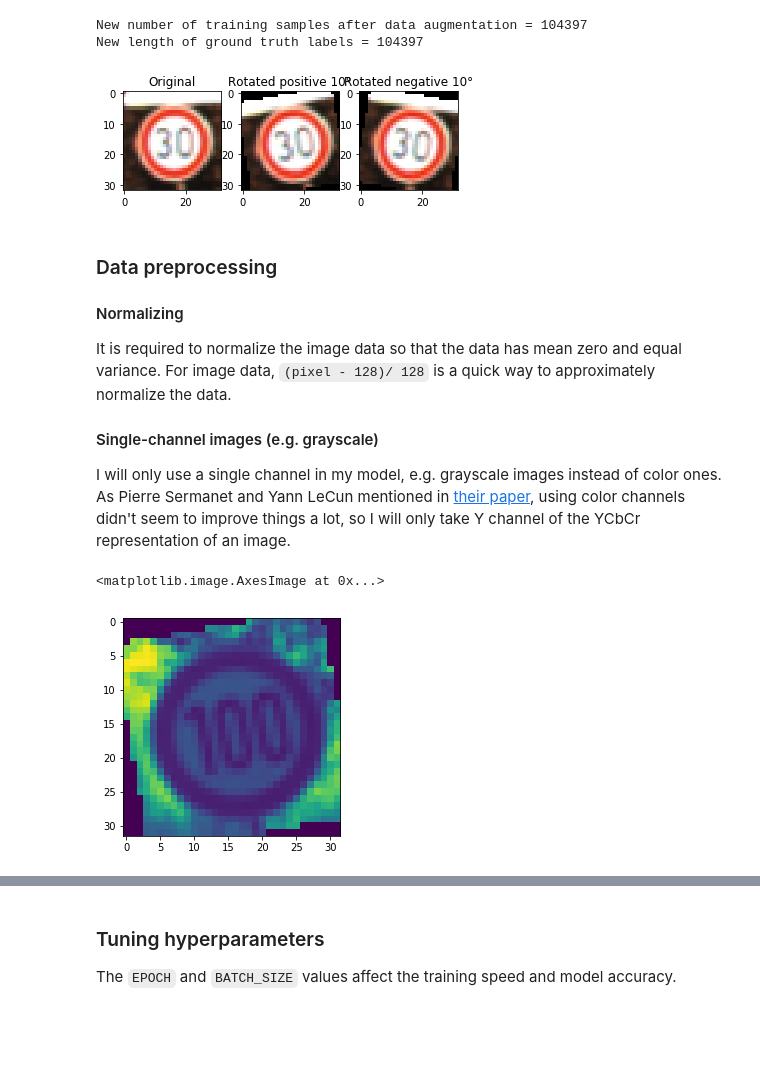
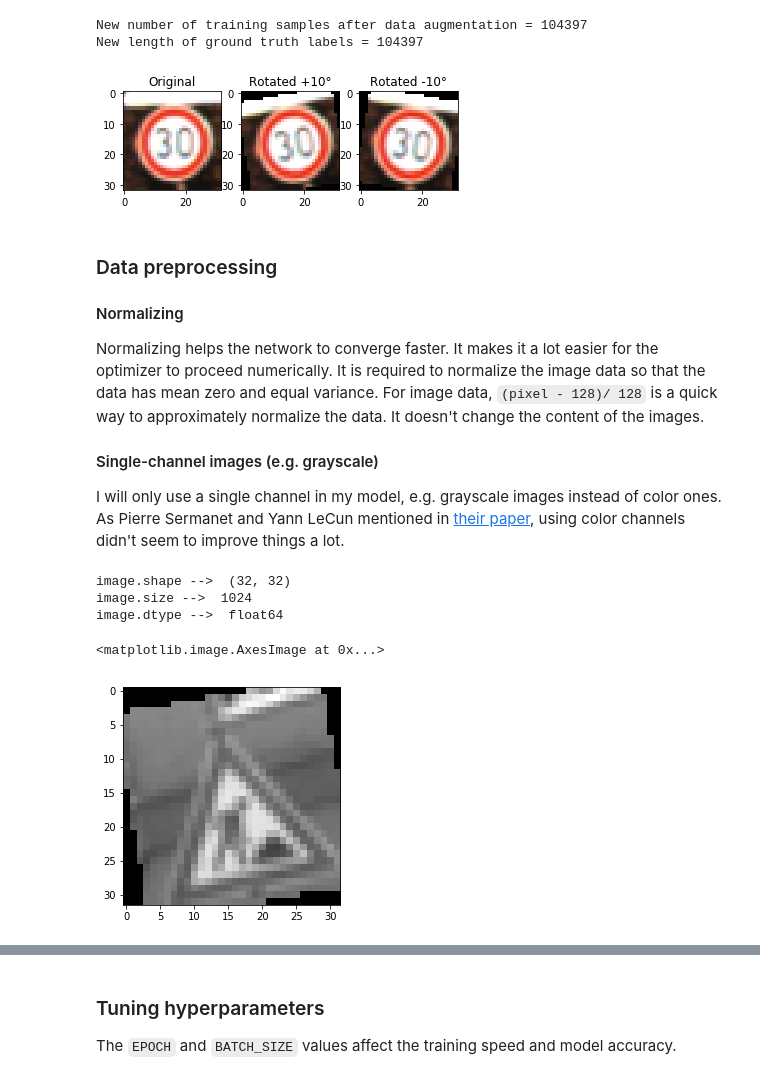
Before and after one commit to wolfgang-stefani/Traffic-Sign-Classifier, a Jupyter notebook: Traffic_Sign_Classifier.ipynb, the cells around one changed output, grey strips where cells are left out. Cells and saved outputs as stored; diff of their text form; code cells hidden in the pictures; blank space fills up the shorter version.

```diff
--- a/Traffic_Sign_Classifier.ipynb
+++ b/Traffic_Sign_Classifier.ipynb
@@ -223,38 +241,36 @@ ax1.imshow(X_train[3000])
 ax1.set_title('Original')
 ax1.axis('ON')  # clear x- and y-axes
 ax2.imshow(X_train_rotated_positive[3000])
-ax2.set_title('Rotated positive 10°')
+ax2.set_title('Rotated +10°')
 ax2.axis('ON')  # clear x- and y-axes
 ax3.imshow(X_train_rotated_negative[3000])
-ax3.set_title('Rotated negative 10°')
+ax3.set_title('Rotated -10°')
 ax3.axis('ON')  # clear x- and y-axes
 plt.savefig('./examples/Figure_original_rotated.jpg', dpi=300)
 plt.show()
 # %% [output]
-[figure, old version]
+[figure, new version]
 # %% [markdown]
 ### Data preprocessing
 
 #### Normalizing
-It is required to normalize the image data so that the data has mean zero and equal variance. For image data, `(pixel - 128)/ 128` is a quick way to approximately normalize the data.
+Normalizing helps the network to converge faster. It makes it a lot easier for the optimizer to proceed numerically.
+It is required to normalize the image data so that the data has mean zero and equal variance. For image data, `(pixel - 128)/ 128` is a quick way to approximately normalize the data. It doesn't change the content of the images.
 
 #### Single-channel images (e.g. grayscale)
-I will only use a single channel in my model, e.g. grayscale images instead of color ones. As Pierre Sermanet and Yann LeCun mentioned in [their paper](http://yann.lecun.com/exdb/publis/pdf/sermanet-ijcnn-11.pdf), using color channels didn't seem to improve things a lot, so I will only take Y channel of the YCbCr representation of an image.
+I will only use a single channel in my model, e.g. grayscale images instead of color ones. As Pierre Sermanet and Yann LeCun mentioned in [their paper](http://yann.lecun.com/exdb/publis/pdf/sermanet-ijcnn-11.pdf), using color channels didn't seem to improve things a lot.
-# %%
-from skimage.color import rgb2gray
-
-# Shuffle the training data so that it does not have an effect on how well the network does.
-X_train = shuffle(X_train)
-y_train = shuffle(y_train)
-
-X_valid, y_valid = shuffle(X_valid, y_valid)
-X_test, y_test   = shuffle(X_test, y_test)
-
-# Grayscale
-X_train = np.sum(X_train/3, axis = 3, keepdims=True)
-X_valid = np.sum(X_valid/3, axis = 3, keepdims=True)
-X_test = np.sum(X_test/3, axis = 3, keepdims=True)
-
-# Normalize the image data. This helps the network to converge faster.
-# It doesn't change the content of the images, but it makes it a lot easier for the optimizer to proceed numerically.
-X_train = (X_train - 128)/128
+# %%
+# Normalize the image data
+for i in range(len(X_train)):
+    X_train[i] = cv2.normalize(X_train[i],None,0,128,cv2.NORM_MINMAX)
+
+for i in range(len(X_valid)):
+    X_valid[i] = cv2.normalize(X_valid[i],None,0,128,cv2.NORM_MINMAX)
+
+for i in range(len(X_test)):
+    X_test[i] = cv2.normalize(X_test[i],None,0,128,cv2.NORM_MINMAX)
+
+# Alternatively
+#X_train = (X_train - 128)/128
+#X_valid = (X_valid - 128)/128
+#X_test = (X_test - 128)/128
@@ -261,9 +282,14 @@ X_train = (X_train - 128)/128
 # %%
 # Show a random image to demonstrate how it changes through preprocessing
-index = random.randint(0, len(X_train)) # X_train contains the features X (input) from the training set
+index = random.randint(0, len(X_train))
 image = X_train[index].squeeze()
-
-plt.imshow(image)
+print('image.shape --> ', image.shape)
+print('image.size --> ', image.size)
+print('image.dtype --> ', image.dtype)
+plt.imshow(image, cmap="gray")
 # %% [output]
-<matplotlib.image.AxesImage at 0x...>
+image.shape -->  (32, 32)
+image.size -->  1024
+image.dtype -->  float64
+<matplotlib.image.AxesImage at 0x...>
-[figure, old version]
+[figure, new version]
```
Also changed, not shown: parts of 25 cells of this notebook.
